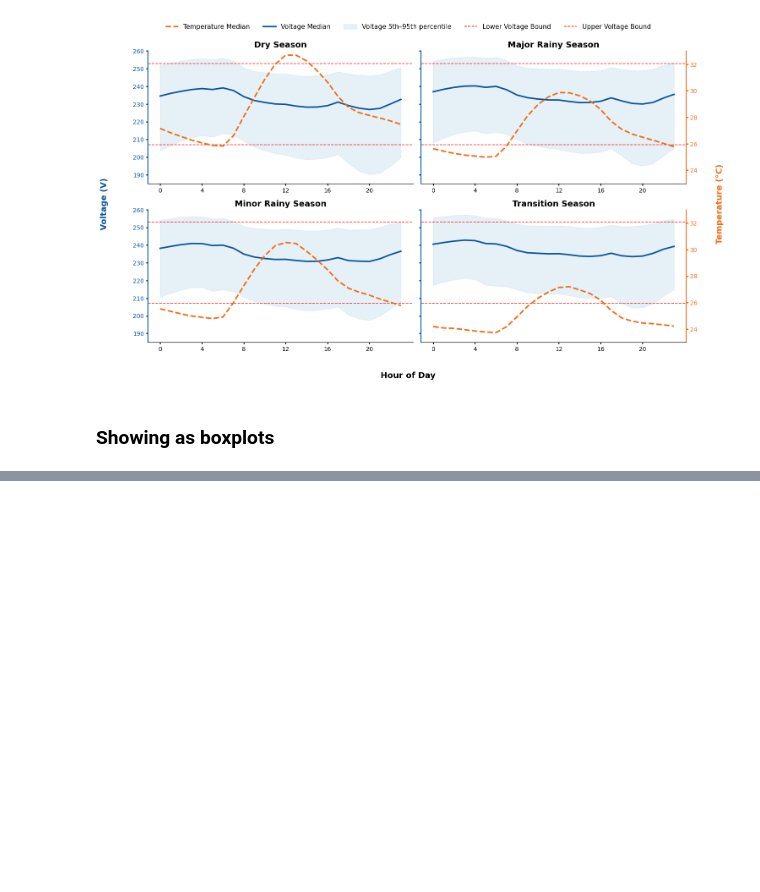
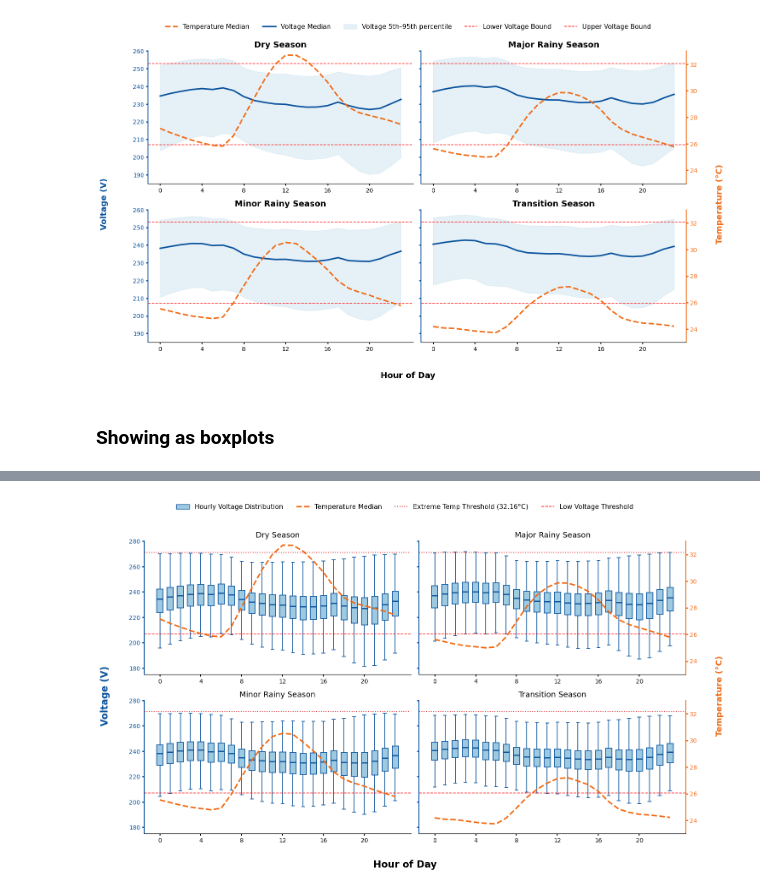
Before and after one commit to KaytheDee/pqr_extreme_weather_analysis, a Jupyter notebook: notebooks/_pre_processing_undervolt_workflow_rev3_process_with_plotting.ipynb, the cells around one changed output, grey strips where cells are left out. Cells and saved outputs as stored; diff of their text form; code cells hidden in the pictures; blank space fills up the shorter version.

```diff
--- a/notebooks/_pre_processing_undervolt_workflow_rev3_process_with_plotting.ipynb
+++ b/notebooks/_pre_processing_undervolt_workflow_rev3_process_with_plotting.ipynb
@@ -4631,0 +5145,17 @@ voltage_box_summary, temp_summary = plot_seasonal_hourly_voltage_boxplots(
+# %%
+voltage_box_summary, temp_summary = plot_seasonal_hourly_voltage_boxplots(
+    combined_hourly_voltage_df,
+    season_col='season_detailed',
+    cesi_level=None,
+    plot_temp=True,
+    ylim=(175, 280),
+    temp_ylim=(23, 33),
+    temp_linestyle='--',
+    legend_bbox=(0.5, 1.08),
+
+    show_lower_bound=True, lower_bound_color='red',    lower_bound_linestyle='--',
+    show_upper_bound=False, upper_bound_color='purple',  upper_bound_linestyle=':',
+    save_path='hourly_volt_by_quarter_v1.png',
+)
+# %% [output]
+[figure, added]
```
Also changed, not shown: parts of 14 cells of this notebook, 12 other files.
